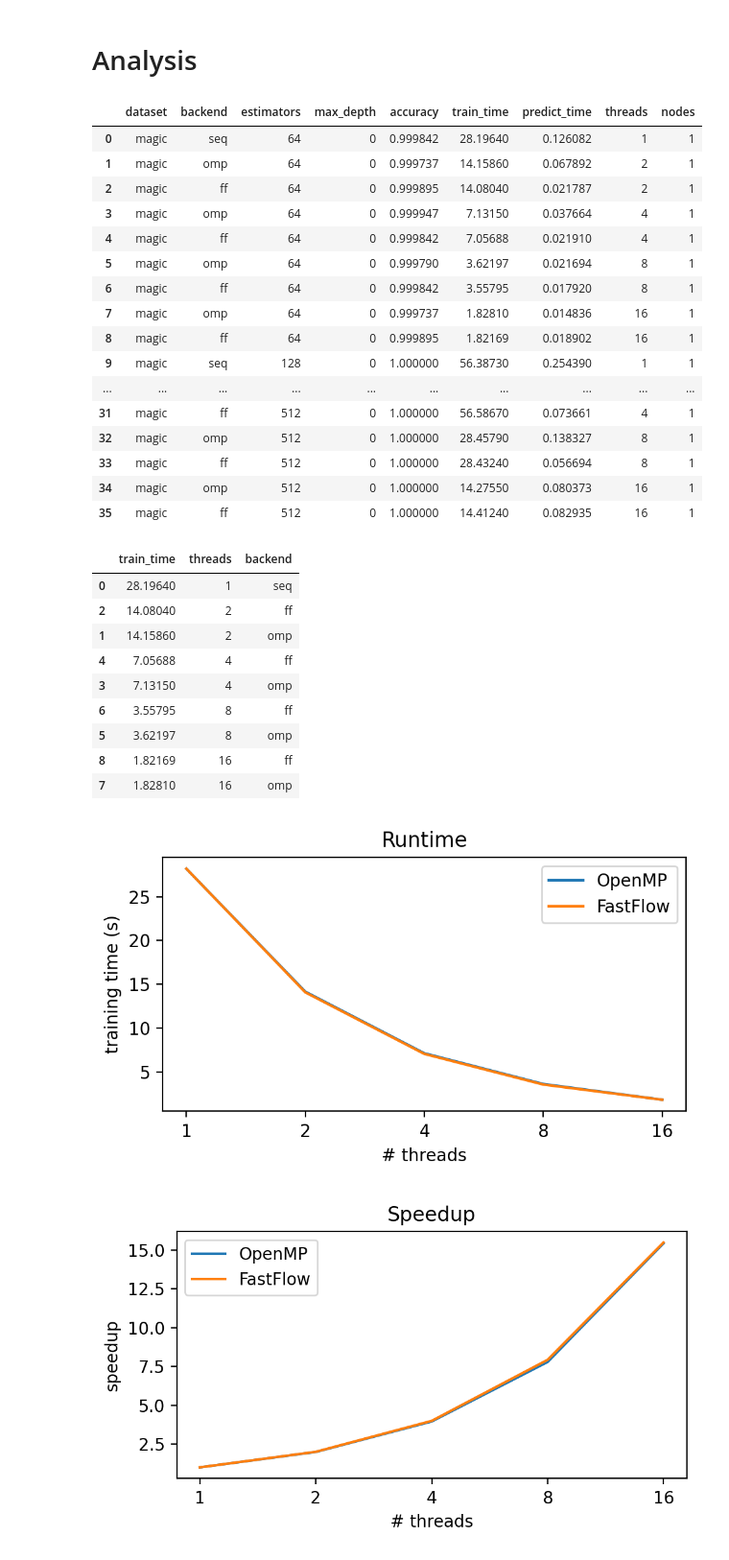
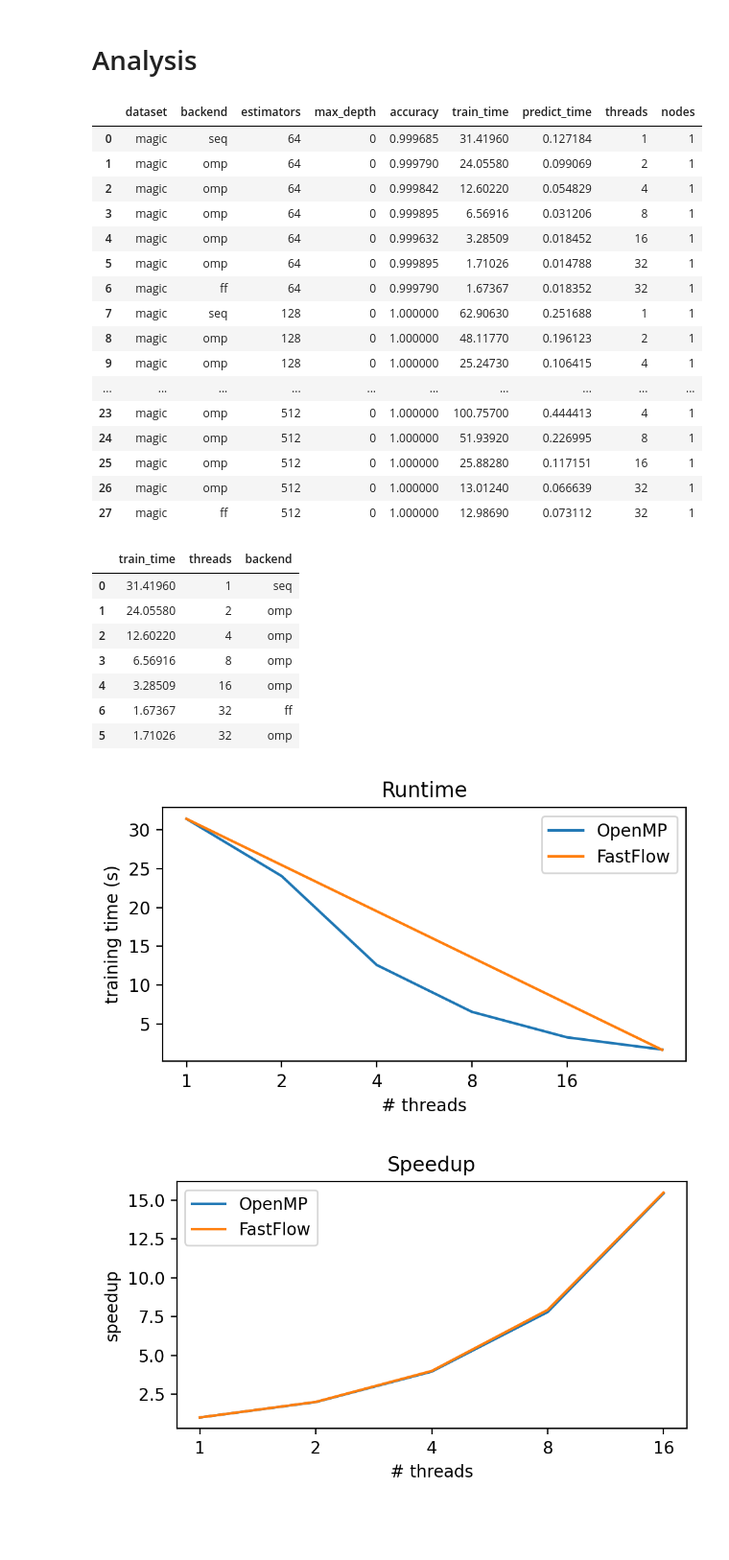
Before and after one commit to FedericoBustaffa/random_forest, a Jupyter notebook: notebooks/analysis.ipynb, the cells around one changed output. Shown at 96% size. Drawn from its saved outputs; the diff is of its cells as text; code cells hidden in the pictures; blank space fills up the shorter version.

```diff
--- a/notebooks/analysis.ipynb
+++ b/notebooks/analysis.ipynb
@@ -3,63 +3,61 @@
 # %%
 import pandas as pd
 
-df = pd.read_csv("../results/local_3.csv")
+df = pd.read_csv("../results/cluster_4.csv")
 df
 # %% [output]
 |  | dataset | backend | estimators | max_depth | accuracy | train_time | predict_time | threads | nodes |
-| 0 | magic | seq | 64 | 0 | 0.999842 | 28.19640 | 0.126082 | 1 | 1 |
-| 1 | magic | omp | 64 | 0 | 0.999737 | 14.15860 | 0.067892 | 2 | 1 |
-| 2 | magic | ff | 64 | 0 | 0.999895 | 14.08040 | 0.021787 | 2 | 1 |
-| 3 | magic | omp | 64 | 0 | 0.999947 | 7.13150 | 0.037664 | 4 | 1 |
-| 4 | magic | ff | 64 | 0 | 0.999842 | 7.05688 | 0.021910 | 4 | 1 |
-| 5 | magic | omp | 64 | 0 | 0.999790 | 3.62197 | 0.021694 | 8 | 1 |
-| 6 | magic | ff | 64 | 0 | 0.999842 | 3.55795 | 0.017920 | 8 | 1 |
-| 7 | magic | omp | 64 | 0 | 0.999737 | 1.82810 | 0.014836 | 16 | 1 |
-| 8 | magic | ff | 64 | 0 | 0.999895 | 1.82169 | 0.018902 | 16 | 1 |
-| 9 | magic | seq | 128 | 0 | 1.000000 | 56.38730 | 0.254390 | 1 | 1 |
+| 0 | magic | seq | 64 | 0 | 0.999685 | 31.41960 | 0.127184 | 1 | 1 |
+| 1 | magic | omp | 64 | 0 | 0.999790 | 24.05580 | 0.099069 | 2 | 1 |
+| 2 | magic | omp | 64 | 0 | 0.999842 | 12.60220 | 0.054829 | 4 | 1 |
+| 3 | magic | omp | 64 | 0 | 0.999895 | 6.56916 | 0.031206 | 8 | 1 |
+| 4 | magic | omp | 64 | 0 | 0.999632 | 3.28509 | 0.018452 | 16 | 1 |
+| 5 | magic | omp | 64 | 0 | 0.999895 | 1.71026 | 0.014788 | 32 | 1 |
+| 6 | magic | ff | 64 | 0 | 0.999790 | 1.67367 | 0.018352 | 32 | 1 |
+| 7 | magic | seq | 128 | 0 | 1.000000 | 62.90630 | 0.251688 | 1 | 1 |
+| 8 | magic | omp | 128 | 0 | 1.000000 | 48.11770 | 0.196123 | 2 | 1 |
+| 9 | magic | omp | 128 | 0 | 1.000000 | 25.24730 | 0.106415 | 4 | 1 |
 | ... | ... | ... | ... | ... | ... | ... | ... | ... | ... |
-| 31 | magic | ff | 512 | 0 | 1.000000 | 56.58670 | 0.073661 | 4 | 1 |
-| 32 | magic | omp | 512 | 0 | 1.000000 | 28.45790 | 0.138327 | 8 | 1 |
-| 33 | magic | ff | 512 | 0 | 1.000000 | 28.43240 | 0.056694 | 8 | 1 |
-| 34 | magic | omp | 512 | 0 | 1.000000 | 14.27550 | 0.080373 | 16 | 1 |
-| 35 | magic | ff | 512 | 0 | 1.000000 | 14.41240 | 0.082935 | 16 | 1 |
+| 23 | magic | omp | 512 | 0 | 1.000000 | 100.75700 | 0.444413 | 4 | 1 |
+| 24 | magic | omp | 512 | 0 | 1.000000 | 51.93920 | 0.226995 | 8 | 1 |
+| 25 | magic | omp | 512 | 0 | 1.000000 | 25.88280 | 0.117151 | 16 | 1 |
+| 26 | magic | omp | 512 | 0 | 1.000000 | 13.01240 | 0.066639 | 32 | 1 |
+| 27 | magic | ff | 512 | 0 | 1.000000 | 12.98690 | 0.073112 | 32 | 1 |
 # %%
 df256 = df[df["estimators"] == 64].sort_values(by=["threads", "backend"])
 df256 = df256[["train_time", "threads", "backend"]]
 df256
 # %% [output]
 |  | train_time | threads | backend |
-| 0 | 28.19640 | 1 | seq |
-| 2 | 14.08040 | 2 | ff |
-| 1 | 14.15860 | 2 | omp |
-| 4 | 7.05688 | 4 | ff |
-| 3 | 7.13150 | 4 | omp |
-| 6 | 3.55795 | 8 | ff |
-| 5 | 3.62197 | 8 | omp |
-| 8 | 1.82169 | 16 | ff |
-| 7 | 1.82810 | 16 | omp |
+| 0 | 31.41960 | 1 | seq |
+| 1 | 24.05580 | 2 | omp |
+| 2 | 12.60220 | 4 | omp |
+| 3 | 6.56916 | 8 | omp |
+| 4 | 3.28509 | 16 | omp |
+| 6 | 1.67367 | 32 | ff |
+| 5 | 1.71026 | 32 | omp |
 # %%
 import matplotlib.pyplot as plt
 
 
 omp = df256[(df256["backend"] == "omp") | (df256["backend"] == "seq")]
 ff = df256[(df256["backend"] == "ff") | (df256["backend"] == "seq")]
 
 plt.figure(figsize=(5, 3), dpi=200)
 plt.title("Runtime")
 plt.plot(omp["threads"], omp["train_time"], label="OpenMP")
 plt.plot(ff["threads"], ff["train_time"], label="FastFlow")
 
 plt.xscale("log", base=2)
-ticks = [1, 2, 4, 8, 16]
+ticks = [1, 2, 4, 8, 16, 32]
 plt.xticks(ticks, [str(i) for i in ticks])
 plt.xlabel(r"# threads")
 plt.ylabel("training time (s)")
 plt.legend()
 plt.tight_layout()
 plt.show()
 # %% [output]
-[figure, old version]
+[figure, new version]
 # %%
 omp_s = df256[df256["backend"] == "seq"]["train_time"].to_numpy() / omp["train_time"].to_numpy()
 ff_s = df256[df256["backend"] == "seq"]["train_time"].to_numpy() / ff["train_time"].to_numpy()
```
Also changed, not shown: 2 other files.
